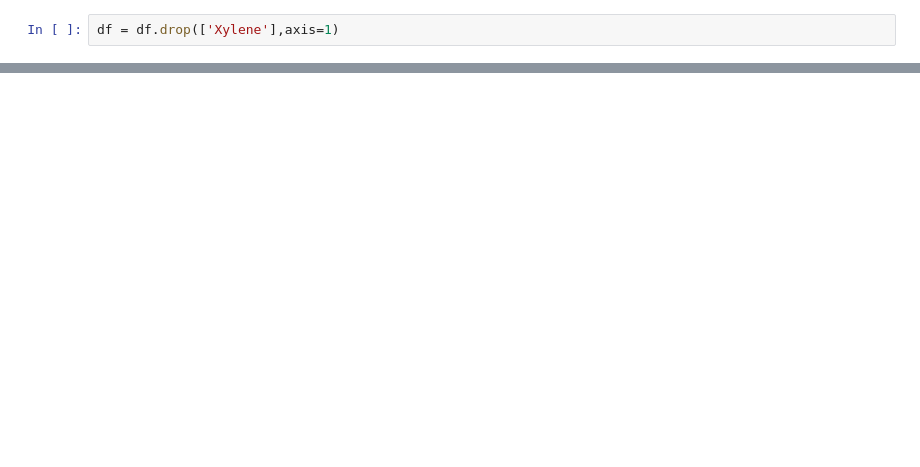
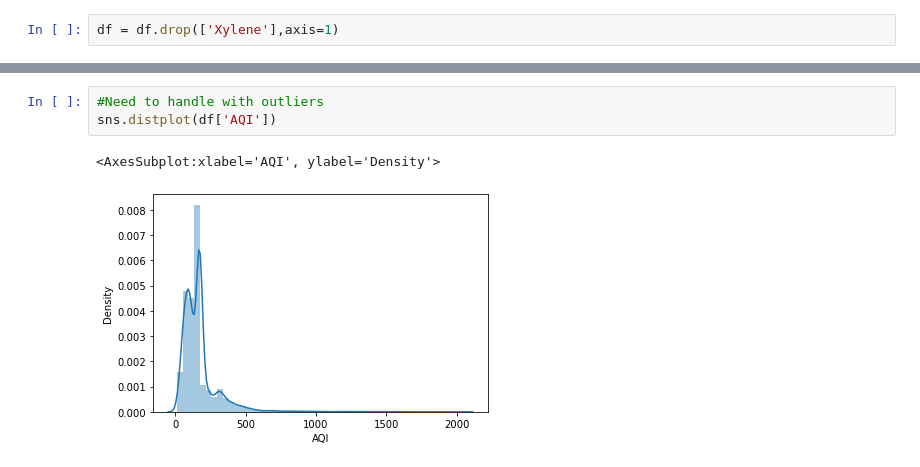
Before and after one commit to Reddappa-M-R-4431/Reddappa_4431, a Jupyter notebook: Week-6-Presentation/Air_Quality_Prediction.ipynb, the cells around one changed output, grey strips where cells are left out. Saved outputs shown, nothing was run; the diff lists cells and outputs as text; blank space fills up the shorter version.

```diff
--- a/Week-6-Presentation/Air_Quality_Prediction.ipynb
+++ b/Week-6-Presentation/Air_Quality_Prediction.ipynb
@@ -486,0 +554,6 @@ df['Status'] = df['Status'].fillna(df['Status'].mode()[0])
+# %%
+#Need to handle with outliers
+sns.distplot(df['AQI'])
+# %% [output]
+<AxesSubplot:xlabel='AQI', ylabel='Density'>
+[figure, added]
```
Also changed, not shown: parts of 42 cells of this notebook, 6 other files.
